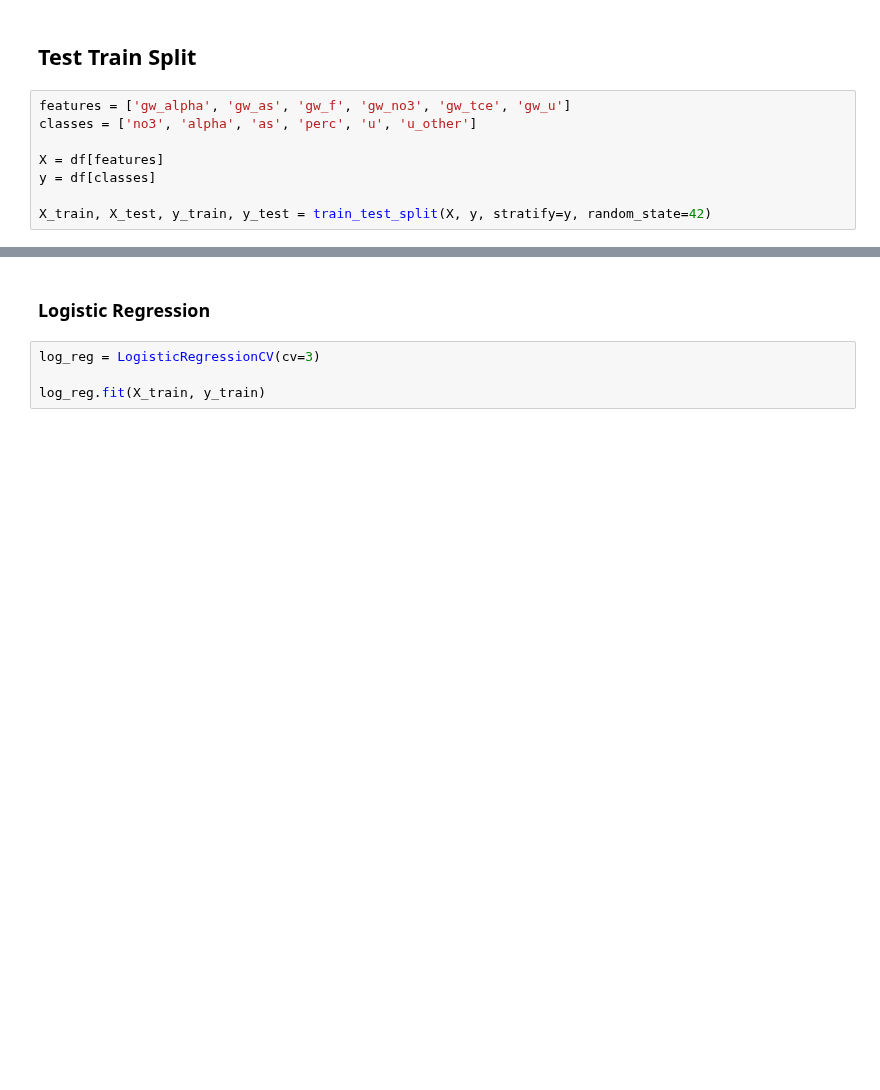
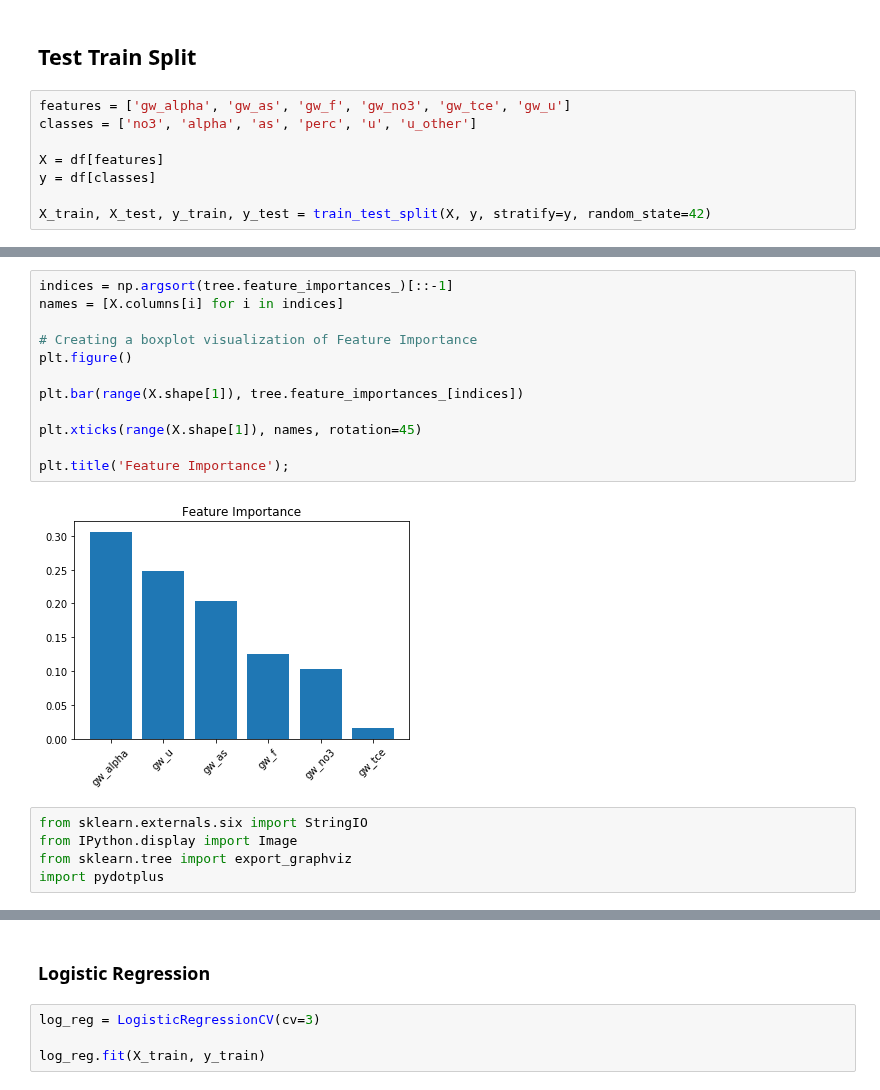
Before and after one commit to waterdatacollaborative/NicoleLook_Drinking-Water-Contaminant-Classification, a Jupyter notebook: Capstone_Modeling.ipynb, the cells around one changed output, grey strips where cells are left out. Saved outputs shown, nothing was run; the diff lists cells and outputs as text; blank space fills up the shorter version.

Commit message:
Decision Tree model and evaluation

```diff
--- a/Capstone_Modeling.ipynb
+++ b/Capstone_Modeling.ipynb
@@ -140,0 +179,19 @@ Decision Trees, Random Forests, One vs Rest wrapper around logistic regression
+# %%
+indices = np.argsort(tree.feature_importances_)[::-1]
+names = [X.columns[i] for i in indices]
+
+# Creating a boxplot visualization of Feature Importance
+plt.figure()
+
+plt.bar(range(X.shape[1]), tree.feature_importances_[indices])
+
+plt.xticks(range(X.shape[1]), names, rotation=45)
+
+plt.title('Feature Importance');
+# %% [output]
+[figure, added]
+# %%
+from sklearn.externals.six import StringIO
+from IPython.display import Image
+from sklearn.tree import export_graphviz
+import pydotplus
```
Also changed, not shown: parts of 19 cells of this notebook.
